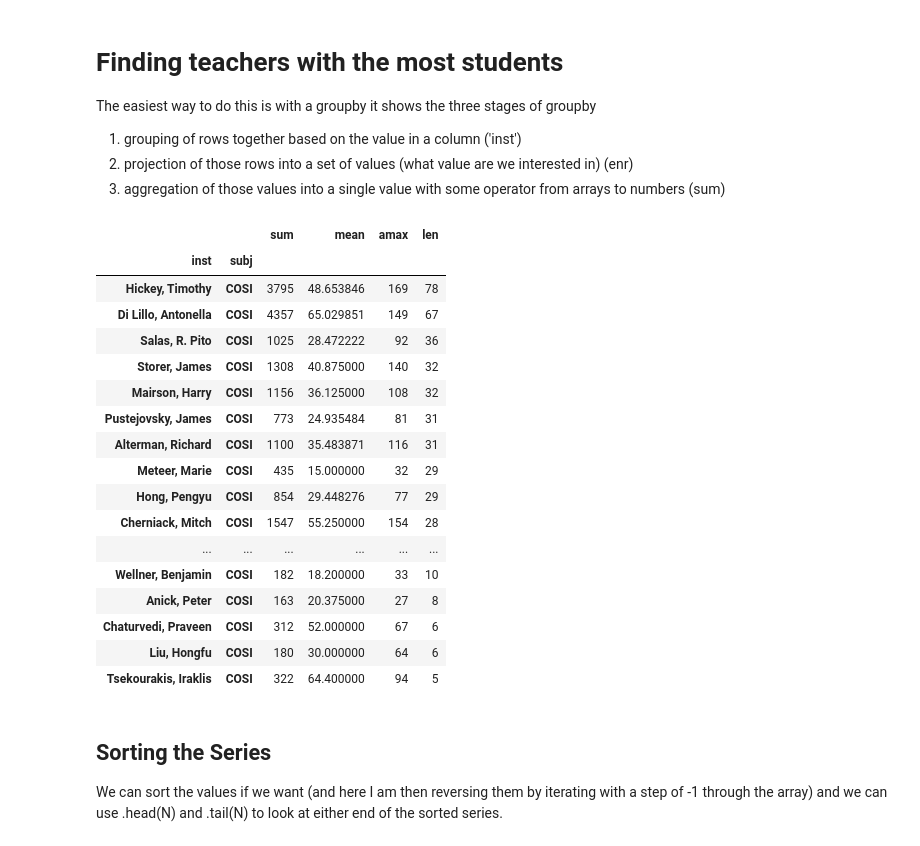
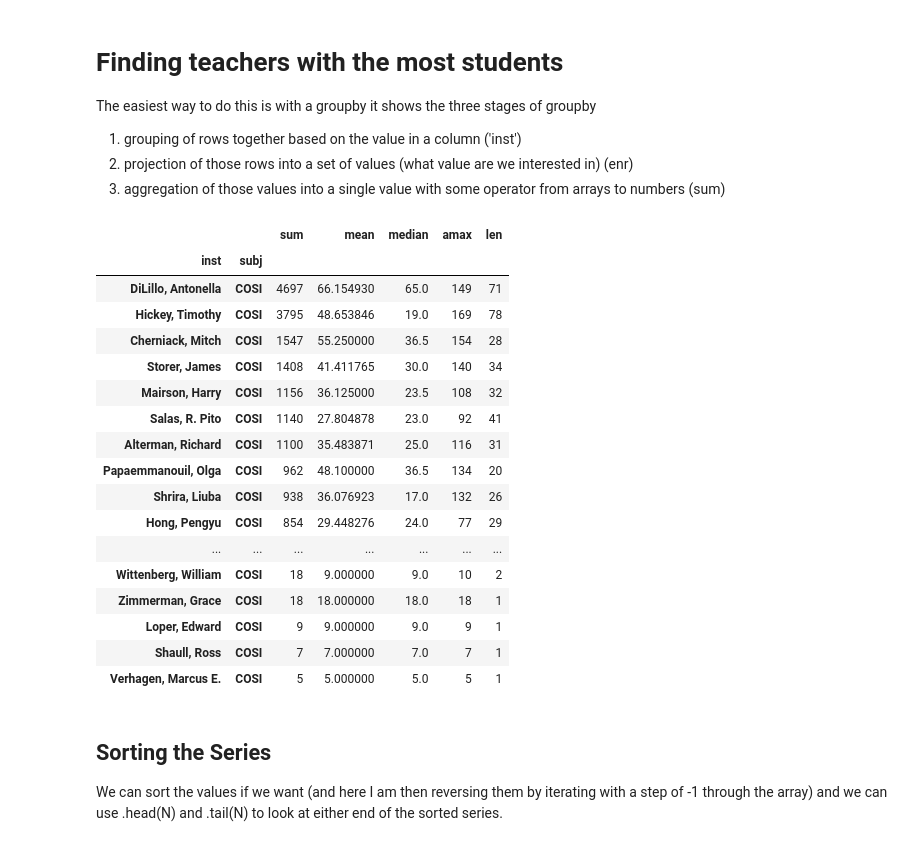
Before and after one commit to tjhickey724/cs103a, a Jupyter notebook: cosi_classes.ipynb, the cells around one changed output. Drawn from its saved outputs; the diff is of its cells as text; code cells hidden in the pictures.

```diff
--- a/cosi_classes.ipynb
+++ b/cosi_classes.ipynb
@@ -19,7 +19,7 @@ from matplotlib import pyplot as plt
 # %% [markdown]
 First we read in the data from Fall 2004 to Summer 2021 with minimal info about each course
 # %%
-df = pd.read_csv('data/classes/courses.csv')
+df = pd.read_csv('data/courses.csv')
 df
 # %% [output]
 |  | subj | num | suf | format | term | code | inst | title | sec | enr |
@@ -57,3 +55,10 @@ cs['inst'] = cs['inst'].apply(lambda x: "Hickey, Timothy" if x=="Hickey, Timothy
+# %%
+cs['inst'] = cs['inst'].apply(lambda x: "Hickey, Timothy" if x=="Hickey, Timothy J" else x)
+cs['inst'] = cs['inst'].apply(lambda x: 'DiLillo, Antonella' if x=="Di Lillo, Antonella" else x)
+cs['inst'] = cs['inst'].apply(lambda x: 'Salas, R. Pito' if x=="Salas, Ralph" else x)
+cs['inst'] = cs['inst'].apply(lambda x: 'Anick, Peter' if x=="Anick, Peter G." else x)
+cs['inst'] = cs['inst'].apply(lambda x: 'Storer, James' if x=="Storer, James A" else x)
+cs['inst'] = cs['inst'].apply(lambda x: 'Wellner, Benjamin' if x=="Wellner, Benjamin R." else x)
 # %% [markdown]
 # Finding teachers with the most students
 The easiest way to do this is with a groupby it shows the three stages of groupby
@@ -63,29 +68,29 @@ The easiest way to do this is with a groupby it shows the three stages of groupb
 # %%
 #fac = df.groupby(['inst','subject'])['enr'].agg(sum)
 #fac
 fac = cs.groupby(['inst','subj'])
-fac = fac['enr'].agg([sum, np.mean, np.max,len])
-fac = fac.sort_values(ascending=False,by='len')
-fac.head(20)
+fac = fac['enr'].agg([sum, np.mean,np.median, np.max,len])
+fac = fac.sort_values(ascending=False,by='sum')
+fac.head(100)
 # %% [output]
-|  |  | sum | mean | amax | len |
-| inst | subj |  |  |  |  |
-| Hickey, Timothy | COSI | 3795 | 48.653846 | 169 | 78 |
-| Di Lillo, Antonella | COSI | 4357 | 65.029851 | 149 | 67 |
-| Salas, R. Pito | COSI | 1025 | 28.472222 | 92 | 36 |
-| Storer, James | COSI | 1308 | 40.875000 | 140 | 32 |
-| Mairson, Harry | COSI | 1156 | 36.125000 | 108 | 32 |
-| Pustejovsky, James | COSI | 773 | 24.935484 | 81 | 31 |
-| Alterman, Richard | COSI | 1100 | 35.483871 | 116 | 31 |
-| Meteer, Marie | COSI | 435 | 15.000000 | 32 | 29 |
-| Hong, Pengyu | COSI | 854 | 29.448276 | 77 | 29 |
-| Cherniack, Mitch | COSI | 1547 | 55.250000 | 154 | 28 |
-| ... | ... | ... | ... | ... | ... |
-| Wellner, Benjamin | COSI | 182 | 18.200000 | 33 | 10 |
-| Anick, Peter | COSI | 163 | 20.375000 | 27 | 8 |
-| Chaturvedi, Praveen | COSI | 312 | 52.000000 | 67 | 6 |
-| Liu, Hongfu | COSI | 180 | 30.000000 | 64 | 6 |
-| Tsekourakis, Iraklis | COSI | 322 | 64.400000 | 94 | 5 |
+|  |  | sum | mean | median | amax | len |
+| inst | subj |  |  |  |  |  |
+| DiLillo, Antonella | COSI | 4697 | 66.154930 | 65.0 | 149 | 71 |
+| Hickey, Timothy | COSI | 3795 | 48.653846 | 19.0 | 169 | 78 |
+| Cherniack, Mitch | COSI | 1547 | 55.250000 | 36.5 | 154 | 28 |
+| Storer, James | COSI | 1408 | 41.411765 | 30.0 | 140 | 34 |
+| Mairson, Harry | COSI | 1156 | 36.125000 | 23.5 | 108 | 32 |
+| Salas, R. Pito | COSI | 1140 | 27.804878 | 23.0 | 92 | 41 |
+| Alterman, Richard | COSI | 1100 | 35.483871 | 25.0 | 116 | 31 |
+| Papaemmanouil, Olga | COSI | 962 | 48.100000 | 36.5 | 134 | 20 |
+| Shrira, Liuba | COSI | 938 | 36.076923 | 17.0 | 132 | 26 |
+| Hong, Pengyu | COSI | 854 | 29.448276 | 24.0 | 77 | 29 |
+| ... | ... | ... | ... | ... | ... | ... |
+| Wittenberg, William | COSI | 18 | 9.000000 | 9.0 | 10 | 2 |
+| Zimmerman, Grace | COSI | 18 | 18.000000 | 18.0 | 18 | 1 |
+| Loper, Edward | COSI | 9 | 9.000000 | 9.0 | 9 | 1 |
+| Shaull, Ross | COSI | 7 | 7.000000 | 7.0 | 7 | 1 |
+| Verhagen, Marcus E. | COSI | 5 | 5.000000 | 5.0 | 5 | 1 |
 # %% [markdown]
 ## Sorting the Series
 We can sort the values if we want (and here I am then reversing them by iterating with a step of -1 through the array) and we can use .head(N) and .tail(N) to look at either end of the sorted series.
```
Also changed, not shown: parts of 15 cells of this notebook, 2 other files.
